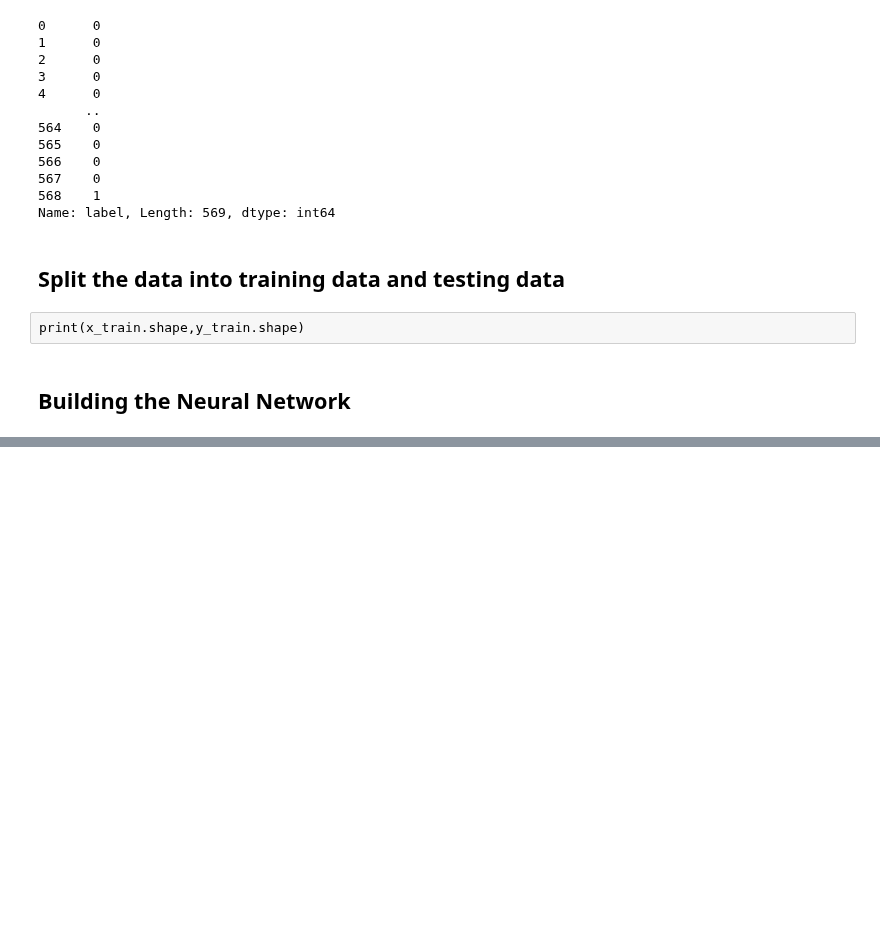
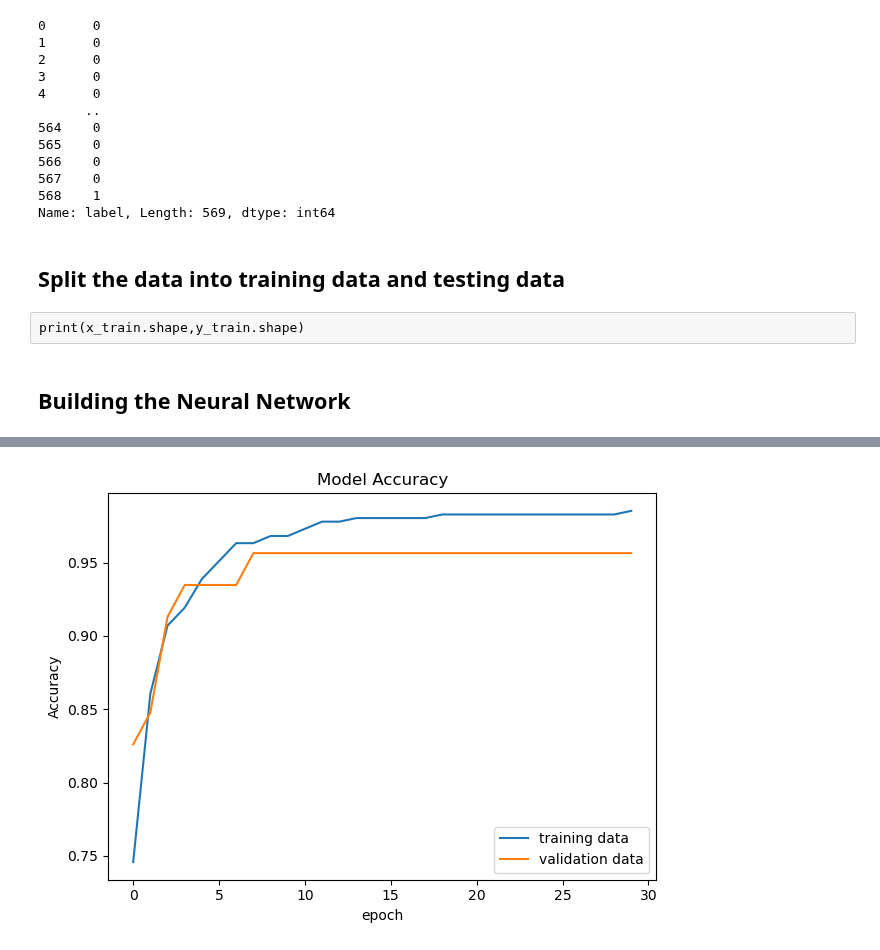
Before and after one commit to mmiskatul/Breast-Cancer-Classification-with-Neural-Network, a Jupyter notebook: data-analysis.ipynb, the cells around one changed output, grey strips where cells are left out. Cells and saved outputs as stored; diff of their text form; code cells hidden in the pictures; blank space fills up the shorter version.

Commit message:
plot the accuracy vs val_accuracy

```diff
--- a/data-analysis.ipynb
+++ b/data-analysis.ipynb
@@ -208,5 +208,5 @@ model.compile(
 # %%
 ## training the data for Neural Network
 
-history =model.fit(x_train_std,y_train,validation_split=0.1,epochs=10)
+history =model.fit(x_train_std,y_train,validation_split=0.1,epochs=30)
 # %% [output]
@@ -232,0 +230,14 @@ Epoch 10/10
+# %%
+plt.plot(history.history['accuracy'])
+plt.plot(history.history['val_accuracy'])
+
+plt.title('Model Accuracy')
+plt.ylabel('Accuracy')
+plt.xlabel('epoch')
+
+plt.legend(['training data','validation data'],loc='lower right')
+
+plt.tight_layout()
+plt.show()
+# %% [output]
+[figure, added]
```
Also changed, not shown: parts of 1 cell of this notebook.
